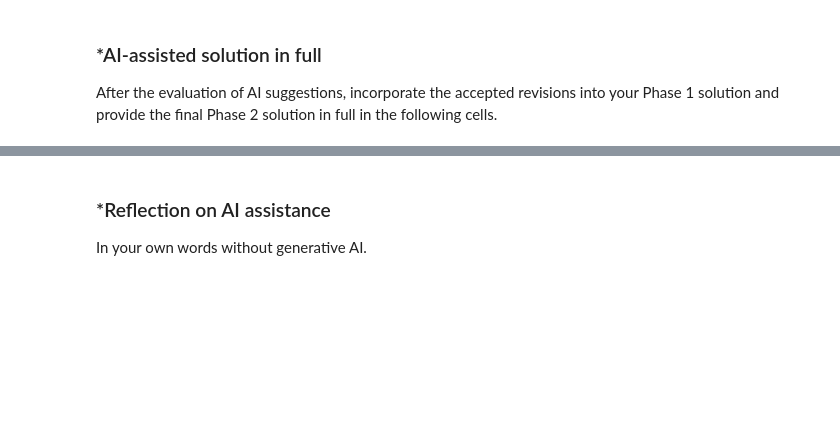
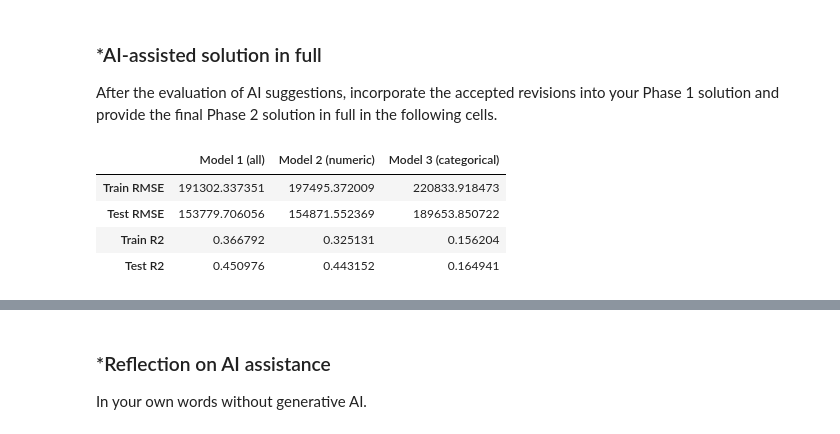
Before and after one commit to leejpatrick/L02-hedonic-pricing, a Jupyter notebook: notebook.ipynb, the cells around one changed output, grey strips where cells are left out. Saved outputs shown, nothing was run; the diff lists cells and outputs as text; code cells hidden in the pictures; blank space fills up the shorter version.

```diff
--- a/notebook.ipynb
+++ b/notebook.ipynb
@@ -291,3 +297,51 @@ Keep Phase 1 frozen.
 # %% [markdown]
 ### *AI-assisted solution in full
 After the evaluation of AI suggestions, incorporate the accepted revisions into your Phase 1 solution and provide the final Phase 2 solution in full in the following cells.
+# %%
+import numpy as np
+import pandas as pd
+import matplotlib.pyplot as plt
+from sklearn.model_selection import train_test_split
+from sklearn.linear_model import LinearRegression, LassoCV
+from sklearn.metrics import mean_squared_error, r2_score
+from sklearn.preprocessing import StandardScaler
+from statsmodels.graphics.regressionplots import plot_partregress_grid
+import statsmodels.api as sm
+
+df = pd.read_csv("data/pierce_county_house_sales.csv")
+numeric = ["house_square_feet", "bedrooms", "bathrooms", "stories", "year_built", "fireplaces"]
+categorical = ["exterior", "interior", "hvac_description", "roof_cover", "utility_sewer"]
+features = numeric + categorical
+
+df = df.dropna(subset=features + ["sale_price"]).copy()
+df = df[df["sale_price"] > 0]
+
+y = df["sale_price"]
+X = pd.get_dummies(df[features], drop_first=True, dtype=int)
+X_train, X_test, y_train, y_test = train_test_split(X, y, test_size=0.20, random_state=100)
+
+def evaluate(model, Xtr, Xte):
+    p_tr, p_te = model.predict(Xtr), model.predict(Xte)
+    return [np.sqrt(mean_squared_error(y_train, p_tr)), np.sqrt(mean_squared_error(y_test, p_te)),
+            r2_score(y_train, p_tr), r2_score(y_test, p_te)]
+
+metrics = ["Train RMSE", "Test RMSE", "Train R2", "Test R2"]
+num_cols = numeric
+cat_cols = [c for c in X.columns if c not in numeric]
+
+m1 = LinearRegression().fit(X_train, y_train)
+m2 = LinearRegression().fit(X_train[num_cols], y_train)
+m3 = LinearRegression().fit(X_train[cat_cols], y_train)
+
+simple_results = pd.DataFrame({
+    "Model 1 (all)": evaluate(m1, X_train, X_test),
+    "Model 2 (numeric)": evaluate(m2, X_train[num_cols], X_test[num_cols]),
+    "Model 3 (categorical)": evaluate(m3, X_train[cat_cols], X_test[cat_cols])},
+    index=metrics)
+simple_results
+# %% [output]
+|  | Model 1 (all) | Model 2 (numeric) | Model 3 (categorical) |
+| Train RMSE | 191302.337351 | 197495.372009 | 220833.918473 |
+| Test RMSE | 153779.706056 | 154871.552369 | 189653.850722 |
+| Train R2 | 0.366792 | 0.325131 | 0.156204 |
+| Test R2 | 0.450976 | 0.443152 | 0.164941 |
```
Also changed, not shown: parts of 18 cells of this notebook.
